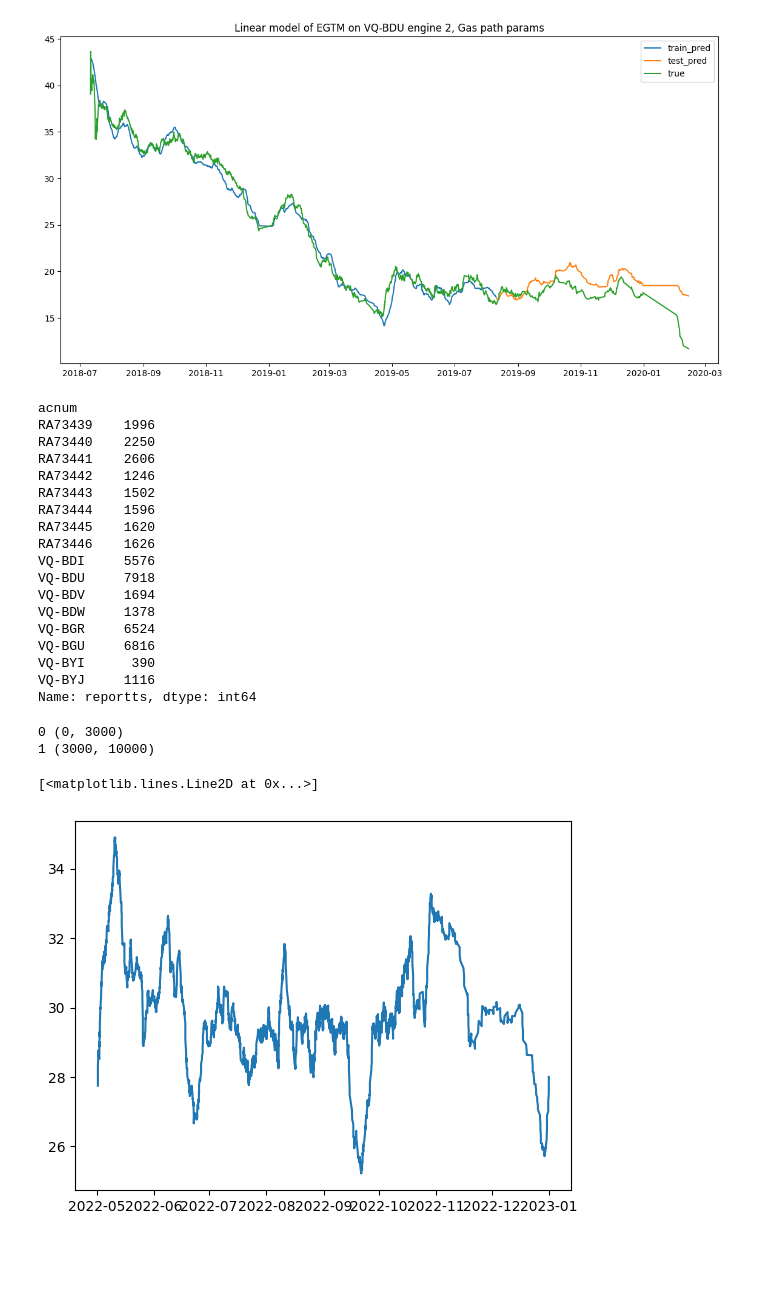
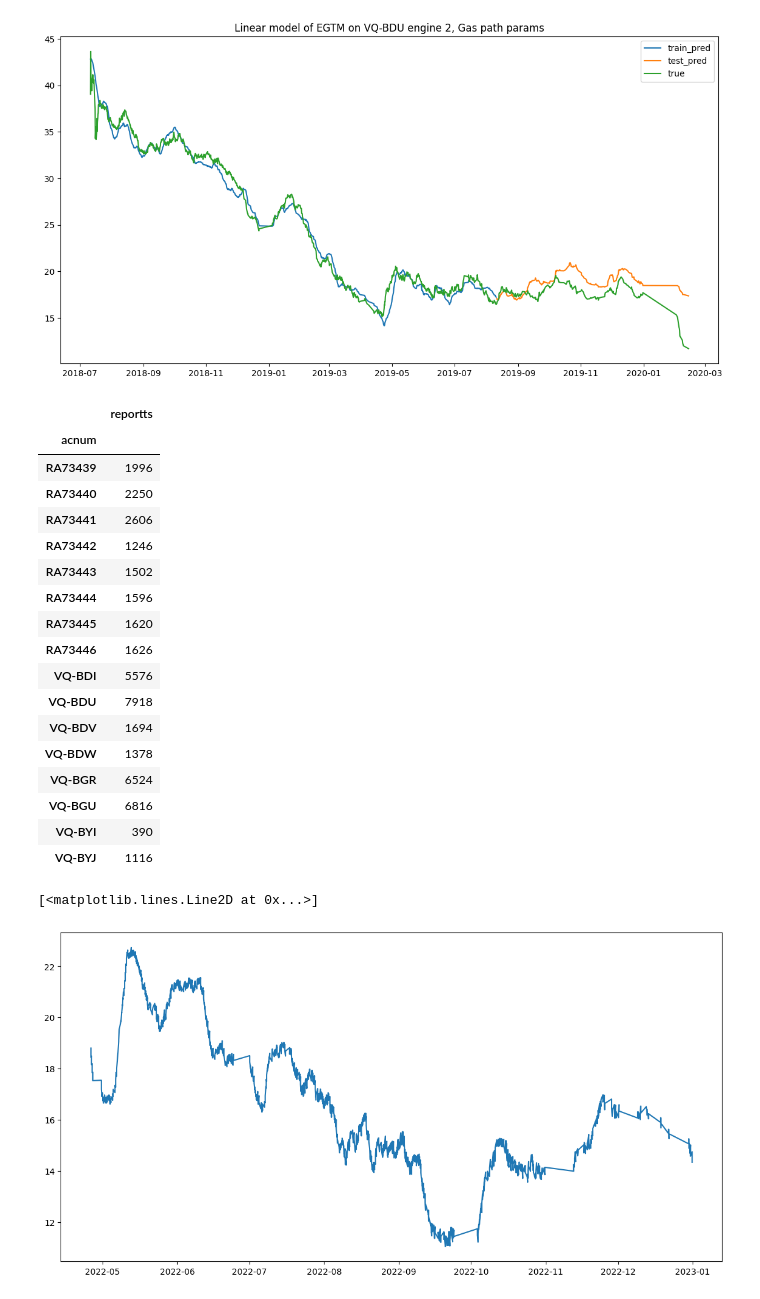
Before and after one commit to skeptlk/ecm, a Jupyter notebook: ex12_augmented.ipynb, the cells around one changed output. Saved outputs shown, nothing was run; the diff lists cells and outputs as text; code cells hidden in the pictures; blank space fills up the shorter version.

```diff
--- a/ex12_augmented.ipynb
+++ b/ex12_augmented.ipynb
@@ -13,26 +13,5 @@ from training import *
 y_cols = ['egtm']
 meta_cols = ['reportts', 'acnum', 'pos']
 features = ['egt', 'tat', 'oat', 'n1a', 'n2a', 'wai', 'nai', 'prv', 'alt', 'mn', 'ff', 'nf']
-# %%
-def correct(data):
-  datak = data.copy()
-  alpha = 0.5
-  alpha_2 = 0.84
-
-  theta = (data['t2'] + 273.16) / (288.16)
-  delta = data['p2e'] / 29.92
-
-  datak['nfk'] = data['nf'] / (theta ** alpha)
-  datak['n1ak'] = data['n1a'] / (theta ** alpha)
-  datak['n1k'] = data['n1'] / (theta ** alpha)
-  datak['n2ak'] = data['n2a'] / (theta ** alpha)
-  datak['egtk'] = (data['egt'] + 273.16) / (theta ** alpha_2)
-  datak['egtk_2'] = (data['egt'] + 273.16) / theta
-  datak['ffk'] = (data['ff']) / (delta * (theta ** 0.59))
-
-  datak['egt_peak_k'] = (data['egt_peak'] + 273.16) / (theta ** alpha_2)
-  datak['n1a_peak_k'] = data['n1a_peak'] / (theta ** alpha)
-
-  return datak
 # %%
 from sklearn.linear_model import Ridge
@@ -68,13 +46,12 @@ def train_boolean_ensemble_model(X, y, model = 'linreg', field = 'nai'):
 
   return get_metrics(y_test, predicted_test), model, predicted_train, predicted_test, train_i, y_test
 # %%
-
 def predict_num_ensemble(models: dict[int, LinearRegression], X: pd.DataFrame, field: str='alt', bins: List[List[float]]=[]):
   pred = pd.DataFrame(index=X.index.copy(), columns=['pred'])
   for i, [bottom, top] in enumerate(bins):
-    print(i, (bottom, top))
     index = (X[field] > bottom) & (X[field] <= top)
-    pred.loc[index, 'pred'] = models[i].predict(X[index])
+    if X[index].shape[0] > 0:
+      pred.loc[index, 'pred'] = models[i].predict(X[index])
   return pred
 
 def filter_split_by_num_field(X: pd.DataFrame, y: pd.DataFrame, field: str, bin: List[float]):
@@ -146,52 +119,51 @@ plot_predictions(data, 'VQ-BDU', 2, train_i, predicted_test, predicted_train, is
 all_fleet = pd.read_csv('./ALL_TAKEOFF_202403222158.csv', low_memory=False, parse_dates=['reportts']) \
   .sort_values('reportts', ignore_index=True)
 # %%
-all_fleet.groupby('acnum').count()['reportts']
+all_fleet.groupby('acnum').count()[['reportts']]
 # %% [output]
-acnum
-RA73439    1996
-RA73440    2250
-RA73441    2606
-RA73442    1246
-RA73443    1502
-RA73444    1596
-RA73445    1620
-RA73446    1626
-VQ-BDI     5576
-VQ-BDU     7918
-VQ-BDV     1694
-VQ-BDW     1378
-VQ-BGR     6524
-VQ-BGU     6816
-VQ-BYI      390
-VQ-BYJ     1116
-Name: reportts, dtype: int64
+|  | reportts |
+| acnum |  |
+| RA73439 | 1996 |
+| RA73440 | 2250 |
+| RA73441 | 2606 |
+| RA73442 | 1246 |
+| RA73443 | 1502 |
+| RA73444 | 1596 |
+| RA73445 | 1620 |
+| RA73446 | 1626 |
+| VQ-BDI | 5576 |
+| VQ-BDU | 7918 |
+| VQ-BDV | 1694 |
+| VQ-BDW | 1378 |
+| VQ-BGR | 6524 |
+| VQ-BGU | 6816 |
+| VQ-BYI | 390 |
+| VQ-BYJ | 1116 |
 # %%
 from deltas import *
 
-ac_data = all_fleet.query('acnum == "RA73446" and n1a > -100 and oat > -100 and reportts <= \"2023-01-01\"')
+ac_data = all_fleet.query('acnum == "RA73440" and n1a > -100 and oat > -100 and reportts <= \"2023-01-01\"')
 
 ac_dataset = build_dataset(
-  [add_egt_delta_to_dataset(correct(ac_data), fleet=["RA73446"])],
+  [add_egt_delta_to_dataset(correct(ac_data), fleet=["RA73440"])],
   [],
   meta_cols,
   features_k,
   n_back=22,
 )
 
 X = ac_dataset.drop(columns=meta_cols)
 
 pred = predict_num_ensemble(
   alt_ensemble,
   X,
   field='alt',
   bins=[[0, 3000], [3000, 10_000]]
 )
 
 # plt.scatter(ac_dataset['reportts'], ac_dataset['egtk'], s=1)
-plt.plot(ac_dataset['reportts'], smooth(pred['pred'], 0.1))
+plt.figure(figsize=(14, 7))
+plt.plot(ac_dataset['reportts'], smooth(pred['pred'], 0.04))
 # %% [output]
-0 (0, 3000)
-1 (3000, 10000)
+[<matplotlib.lines.Line2D at 0x...>]
-[<matplotlib.lines.Line2D at 0x...>]
-[figure, old version]
+[figure, new version]
```
Also changed, not shown: parts of 2 cells of this notebook, 3 other files.
